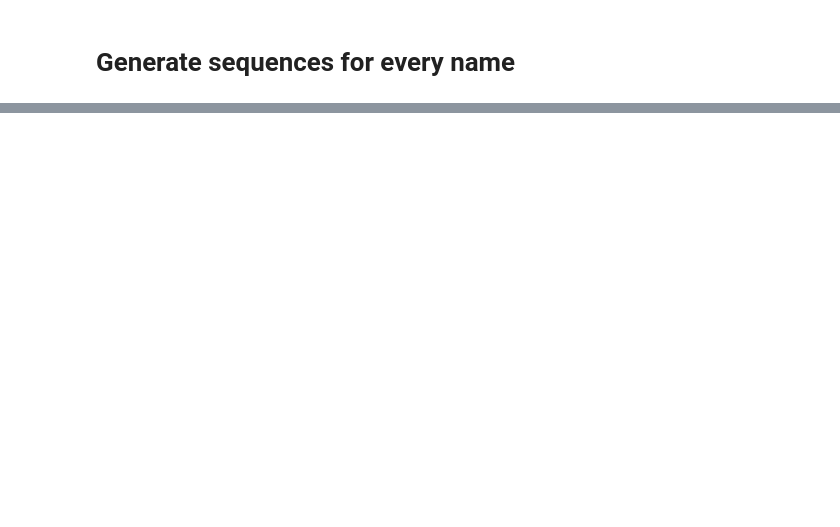
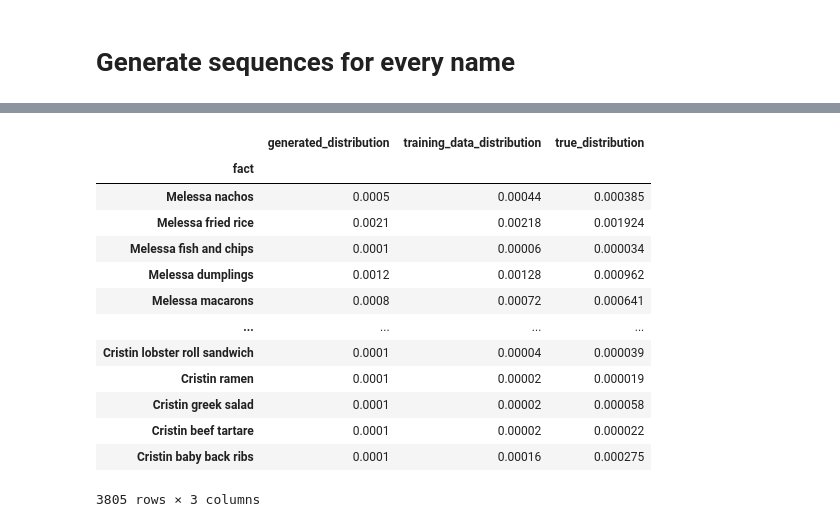
Before and after one commit to LeonPeric/Hallucination-Calibration, a Jupyter notebook: testing.ipynb, the cells around one changed output, grey strips where cells are left out. Saved outputs shown, nothing was run; the diff lists cells and outputs as text; code cells hidden in the pictures; blank space fills up the shorter version.

```diff
--- a/testing.ipynb
+++ b/testing.ipynb
@@ -456,0 +310,51 @@ stuffed shells 0 0.00018
+# %%
+n_sequences = 100
+from collections import defaultdict
+collected_generations = defaultdict(lambda: 0)
+
+for name in dataset.sampled_names:
+    name_tokenized = dataset.word2id[name]
+    for _ in range(n_sequences):
+        x = torch.Tensor([name_tokenized]).unsqueeze(0).long().to("cuda")
+        y_gen = model.generate(x, 1, do_sample=True)
+        food_item = dataset.decode([y_gen[0][1]])[0]
+        collected_generations[f"{name} {food_item}"] += 1
+# %%
+true_distribution = defaultdict(lambda: 0)
+for item in collected_generations:
+    food = " ".join(item.split(" ")[1:])
+
+    if food in dataset.foods:
+        food_index = dataset.foods.index(food)
+    elif food.strip(" ") in dataset.foods:
+        food_index = dataset.foods.index(food.strip(" "))
+    elif food + " " in dataset.foods:
+        food_index = dataset.foods.index(food + " ")
+    true_distribution[item] = dataset.foods_weighted[food_index] / dataset.number_person
+
+dataset_distribution = defaultdict(lambda: 0)
+for item in dataset.dataset:
+    dataset_distribution[item] += 1
+# %%
+comparison_df = pd.DataFrame({'fact': collected_generations.keys()})
+comparison_df['generated_distribution'] = comparison_df['fact'].apply(lambda x: collected_generations[x] / sum(collected_generations.values()))
+comparison_df['training_data_distribution'] = comparison_df['fact'].apply(lambda x: dataset_distribution[x] / sum(dataset_distribution.values()))
+comparison_df["true_distribution"] = comparison_df['fact'].apply(lambda x: true_distribution[x])
+comparison_df = comparison_df.set_index('fact')
+# %%
+comparison_df
+# %% [output]
+|  | generated_distribution | training_data_distribution | true_distribution |
+| fact |  |  |  |
+| Melessa nachos | 0.0005 | 0.00044 | 0.000385 |
+| Melessa fried rice | 0.0021 | 0.00218 | 0.001924 |
+| Melessa fish and chips | 0.0001 | 0.00006 | 0.000034 |
+| Melessa dumplings | 0.0012 | 0.00128 | 0.000962 |
+| Melessa macarons | 0.0008 | 0.00072 | 0.000641 |
+| ... | ... | ... | ... |
+| Cristin lobster roll sandwich | 0.0001 | 0.00004 | 0.000039 |
+| Cristin ramen | 0.0001 | 0.00002 | 0.000019 |
+| Cristin greek salad | 0.0001 | 0.00002 | 0.000058 |
+| Cristin beef tartare | 0.0001 | 0.00002 | 0.000022 |
+| Cristin baby back ribs | 0.0001 | 0.00016 | 0.000275 |
+3805 rows × 3 columns
```
Also changed, not shown: parts of 31 cells of this notebook, 2 other files.
